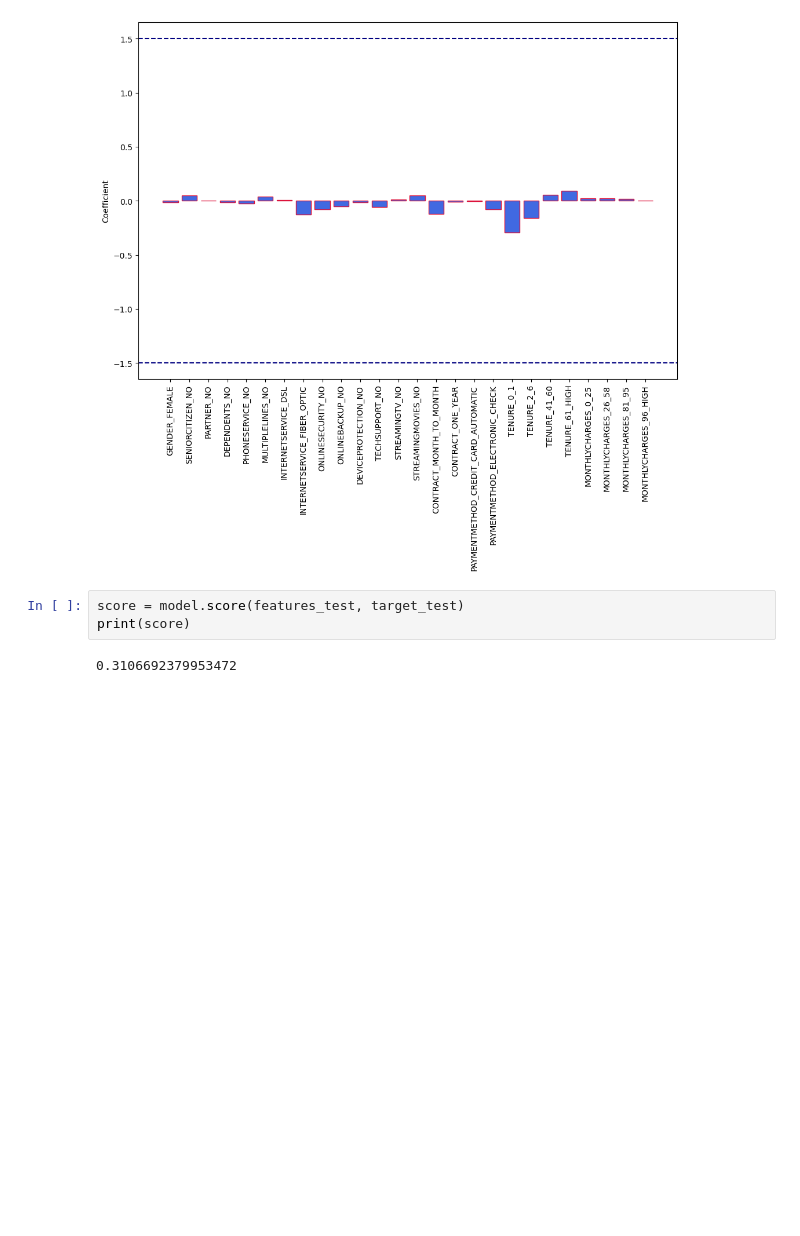
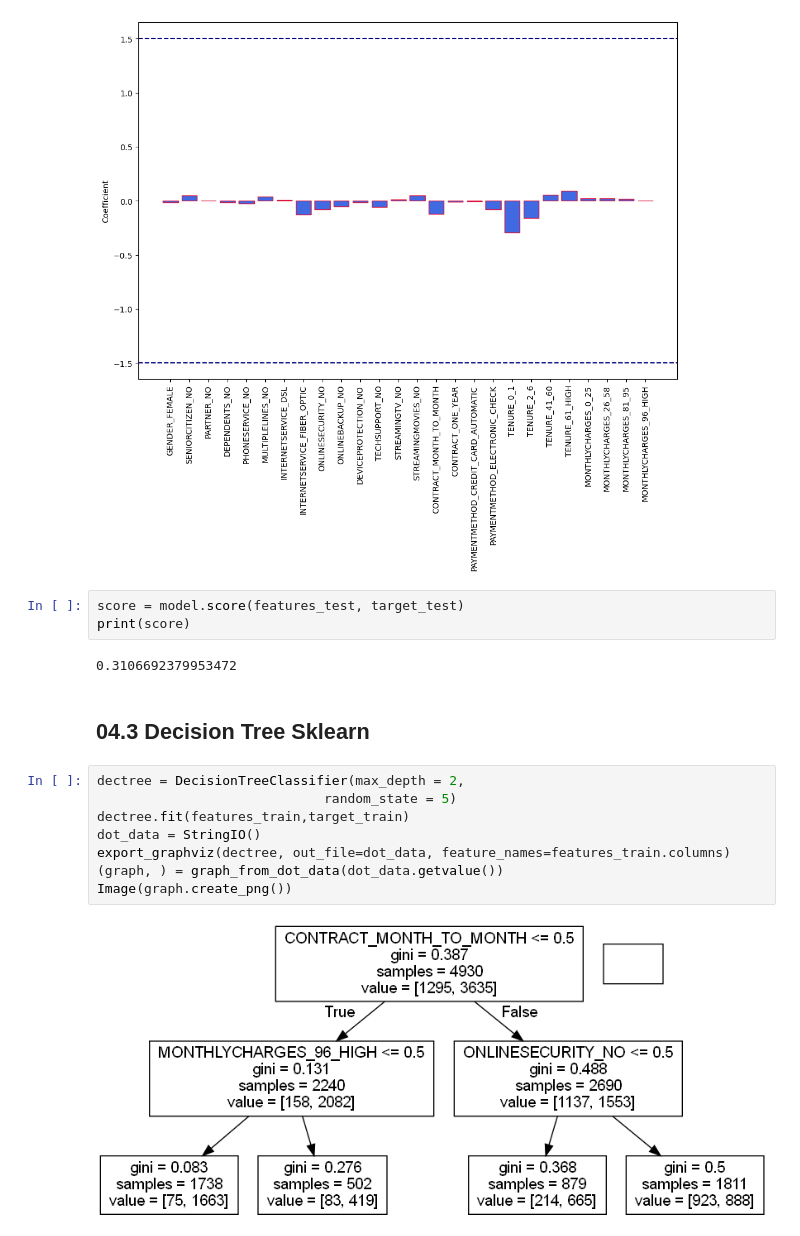
Before and after one commit to HristoPanov/EDA_ML_Telco_Churn, a Jupyter notebook: 02_Scripts/03_ML_Regressions_Telco_Churn.ipynb, the cells around one changed output. Saved outputs shown, nothing was run; the diff lists cells and outputs as text; blank space fills up the shorter version.

Commit message:
Added Decision Tree Initial PLot

```diff
--- a/02_Scripts/03_ML_Regressions_Telco_Churn.ipynb
+++ b/02_Scripts/03_ML_Regressions_Telco_Churn.ipynb
@@ -258,3 +264,15 @@ score = model.score(features_test, target_test)
 print(score)
 # %% [output]
 0.3106692379953472
+# %% [markdown]
+## 04.3 Decision Tree Sklearn
+# %%
+dectree = DecisionTreeClassifier(max_depth = 2,
+                             random_state = 5)
+dectree.fit(features_train,target_train)
+dot_data = StringIO()
+export_graphviz(dectree, out_file=dot_data, feature_names=features_train.columns)
+(graph, ) = graph_from_dot_data(dot_data.getvalue())
+Image(graph.create_png())
+# %% [output]
+[figure, added]
```
Also changed, not shown: parts of 3 cells of this notebook, 1 other file.
